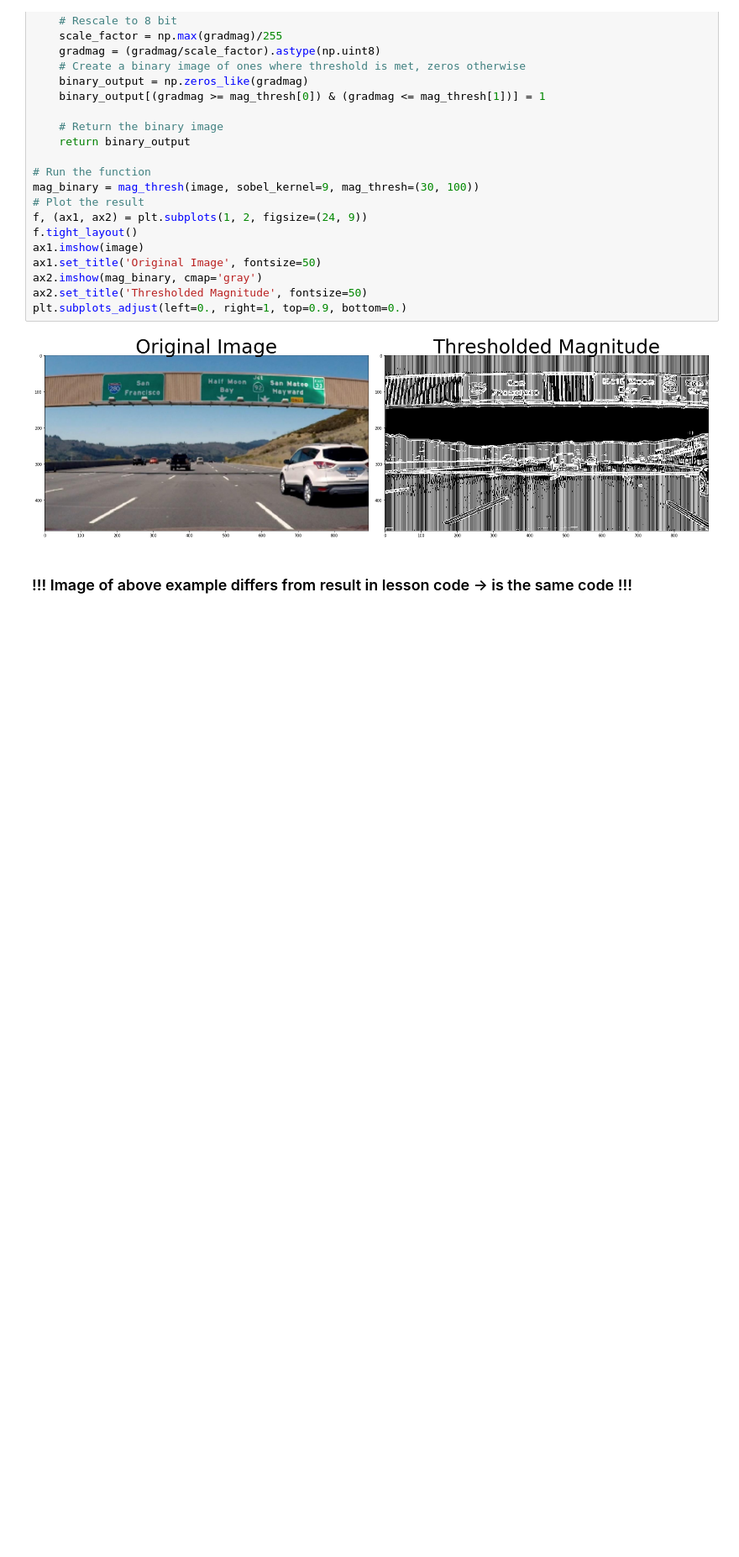
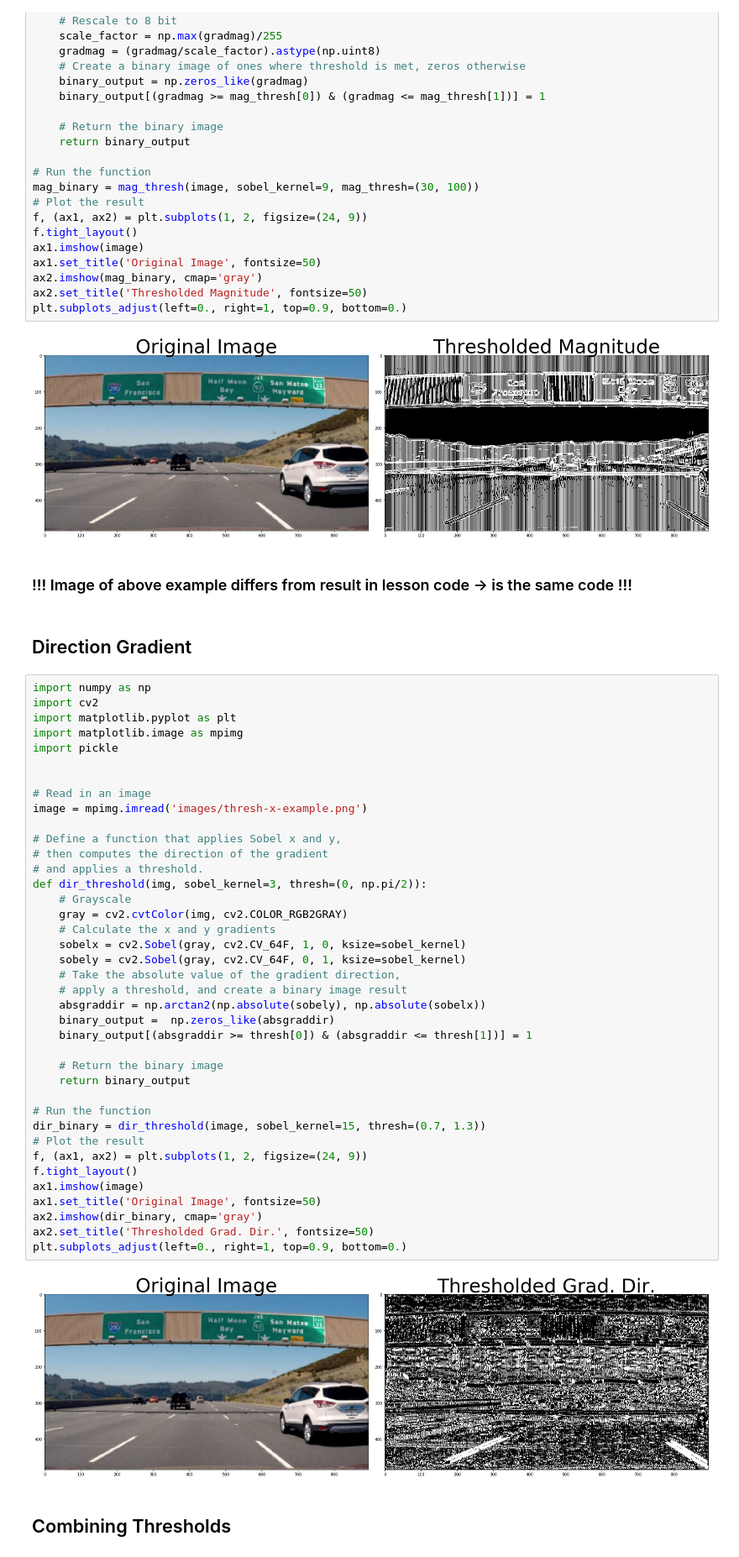
Before and after one commit to mathiasvkaiz/sdcnd-term1, a Jupyter notebook: Project 4 - Advanced Lane Finding/advanced_lane_findin.ipynb, the cells around one changed output. Shown at 84% size. Saved outputs shown, nothing was run; the diff lists cells and outputs as text; blank space fills up the shorter version.

Commit message:
code: Working on Combining Thresholds

```diff
--- a/Project 4 - Advanced Lane Finding/advanced_lane_findin.ipynb
+++ b/Project 4 - Advanced Lane Finding/advanced_lane_findin.ipynb
@@ -388,3 +388,48 @@ plt.subplots_adjust(left=0., right=1, top=0.9, bottom=0.)
 [figure]
 # %% [markdown]
 ### !!! Image of above example differs from result in lesson code -> is the same code !!!
+# %% [markdown]
+## Direction  Gradient
+# %%
+import numpy as np
+import cv2
+import matplotlib.pyplot as plt
+import matplotlib.image as mpimg
+import pickle
+
+
+# Read in an image
+image = mpimg.imread('images/thresh-x-example.png')
+
+# Define a function that applies Sobel x and y,
+# then computes the direction of the gradient
+# and applies a threshold.
+def dir_threshold(img, sobel_kernel=3, thresh=(0, np.pi/2)):
+    # Grayscale
+    gray = cv2.cvtColor(img, cv2.COLOR_RGB2GRAY)
+    # Calculate the x and y gradients
+    sobelx = cv2.Sobel(gray, cv2.CV_64F, 1, 0, ksize=sobel_kernel)
+    sobely = cv2.Sobel(gray, cv2.CV_64F, 0, 1, ksize=sobel_kernel)
+    # Take the absolute value of the gradient direction,
+    # apply a threshold, and create a binary image result
+    absgraddir = np.arctan2(np.absolute(sobely), np.absolute(sobelx))
+    binary_output =  np.zeros_like(absgraddir)
+    binary_output[(absgraddir >= thresh[0]) & (absgraddir <= thresh[1])] = 1
+
+    # Return the binary image
+    return binary_output
+
+# Run the function
+dir_binary = dir_threshold(image, sobel_kernel=15, thresh=(0.7, 1.3))
+# Plot the result
+f, (ax1, ax2) = plt.subplots(1, 2, figsize=(24, 9))
+f.tight_layout()
+ax1.imshow(image)
+ax1.set_title('Original Image', fontsize=50)
+ax2.imshow(dir_binary, cmap='gray')
+ax2.set_title('Thresholded Grad. Dir.', fontsize=50)
+plt.subplots_adjust(left=0., right=1, top=0.9, bottom=0.)
+# %% [output]
+[figure, added]
+# %% [markdown]
+## Combining Thresholds
```
Also changed, not shown: parts of 1 cell of this notebook.
